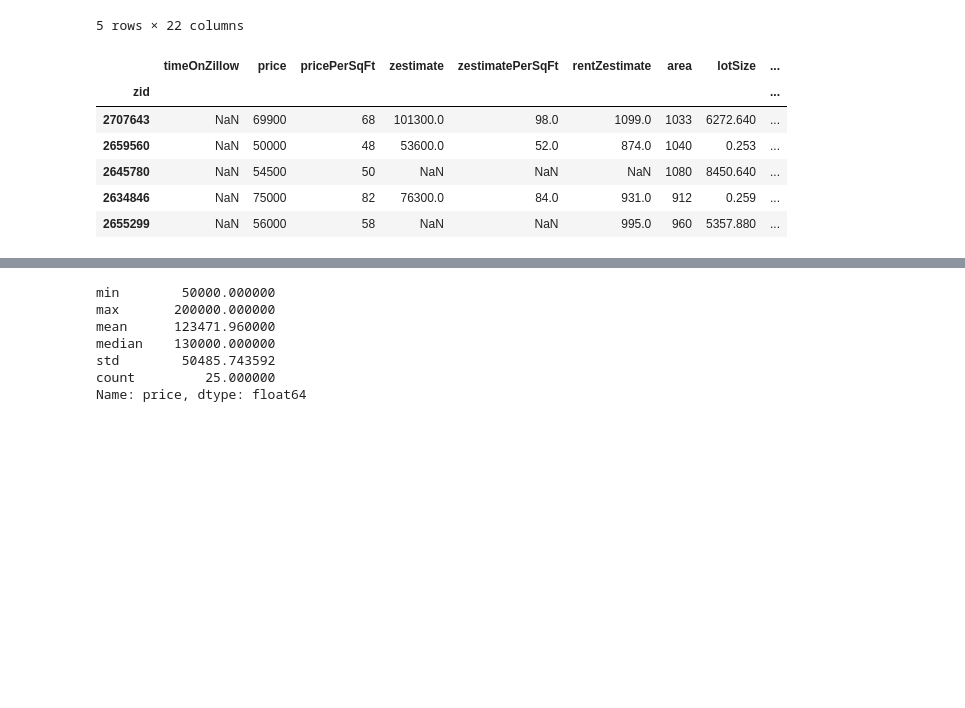
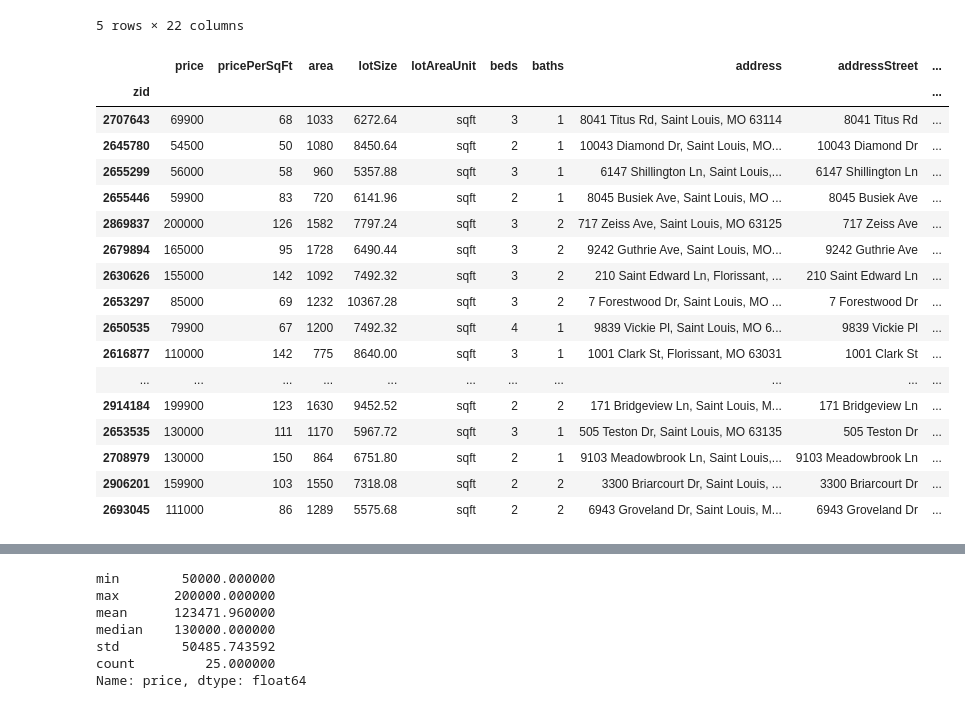
Before and after one commit to DamonChen-slu/hds5210-2022, a Jupyter notebook: Final-2022/Final_project_saint_louis_house_price.ipynb, the cells around one changed output, grey strips where cells are left out. Saved outputs shown, nothing was run; the diff lists cells and outputs as text; code cells hidden in the pictures; blank space fills up the shorter version.

```diff
--- a/Final-2022/Final_project_saint_louis_house_price.ipynb
+++ b/Final-2022/Final_project_saint_louis_house_price.ipynb
@@ -110,13 +110,26 @@ file1.dropna(axis=1,how="all").head(5)
 | 2655299 | FOR_SALE | House for sale | 56000 | 58 | NaN | NaN | 995.0 | 960 | ... |
 5 rows × 22 columns
 # %%
-file1 = file1.drop(['statusType','statusText','isZillowOwned','detailUrl'], axis=1)
-file1.head()
+file1 = file1.drop(['statusType','zestimatePerSqFt','latitude','longitude','brokerName','isZillowOwned','detailUrl','zestimate','rentZestimate','timeOnZillow','statusText'], axis=1)
-# %% [output]
-|  | timeOnZillow | price | pricePerSqFt | zestimate | zestimatePerSqFt | rentZestimate | area | lotSize | ... |
-| zid |  |  |  |  |  |  |  |  | ... |
-| 2707643 | NaN | 69900 | 68 | 101300.0 | 98.0 | 1099.0 | 1033 | 6272.640 | ... |
-| 2659560 | NaN | 50000 | 48 | 53600.0 | 52.0 | 874.0 | 1040 | 0.253 | ... |
-| 2645780 | NaN | 54500 | 50 | NaN | NaN | NaN | 1080 | 8450.640 | ... |
-| 2634846 | NaN | 75000 | 82 | 76300.0 | 84.0 | 931.0 | 912 | 0.259 | ... |
-| 2655299 | NaN | 56000 | 58 | NaN | NaN | 995.0 | 960 | 5357.880 | ... |
+# %%
+file1_unit = file1['lotAreaUnit'] == 'sqft'
+file1[file1_unit]
+# %% [output]
+|  | price | pricePerSqFt | area | lotSize | lotAreaUnit | beds | baths | address | addressStreet | ... |
+| zid |  |  |  |  |  |  |  |  |  | ... |
+| 2707643 | 69900 | 68 | 1033 | 6272.64 | sqft | 3 | 1 | 8041 Titus Rd, Saint Louis, MO 63114 | 8041 Titus Rd | ... |
+| 2645780 | 54500 | 50 | 1080 | 8450.64 | sqft | 2 | 1 | 10043 Diamond Dr, Saint Louis, MO... | 10043 Diamond Dr | ... |
+| 2655299 | 56000 | 58 | 960 | 5357.88 | sqft | 3 | 1 | 6147 Shillington Ln, Saint Louis,... | 6147 Shillington Ln | ... |
+| 2655446 | 59900 | 83 | 720 | 6141.96 | sqft | 2 | 1 | 8045 Busiek Ave, Saint Louis, MO ... | 8045 Busiek Ave | ... |
+| 2869837 | 200000 | 126 | 1582 | 7797.24 | sqft | 3 | 2 | 717 Zeiss Ave, Saint Louis, MO 63125 | 717 Zeiss Ave | ... |
+| 2679894 | 165000 | 95 | 1728 | 6490.44 | sqft | 3 | 2 | 9242 Guthrie Ave, Saint Louis, MO... | 9242 Guthrie Ave | ... |
+| 2630626 | 155000 | 142 | 1092 | 7492.32 | sqft | 3 | 2 | 210 Saint Edward Ln, Florissant, ... | 210 Saint Edward Ln | ... |
+| 2653297 | 85000 | 69 | 1232 | 10367.28 | sqft | 3 | 2 | 7 Forestwood Dr, Saint Louis, MO ... | 7 Forestwood Dr | ... |
+| 2650535 | 79900 | 67 | 1200 | 7492.32 | sqft | 4 | 1 | 9839 Vickie Pl, Saint Louis, MO 6... | 9839 Vickie Pl | ... |
+| 2616877 | 110000 | 142 | 775 | 8640.00 | sqft | 3 | 1 | 1001 Clark St, Florissant, MO 63031 | 1001 Clark St | ... |
+| ... | ... | ... | ... | ... | ... | ... | ... | ... | ... | ... |
+| 2914184 | 199900 | 123 | 1630 | 9452.52 | sqft | 2 | 2 | 171 Bridgeview Ln, Saint Louis, M... | 171 Bridgeview Ln | ... |
+| 2653535 | 130000 | 111 | 1170 | 5967.72 | sqft | 3 | 1 | 505 Teston Dr, Saint Louis, MO 63135 | 505 Teston Dr | ... |
+| 2708979 | 130000 | 150 | 864 | 6751.80 | sqft | 2 | 1 | 9103 Meadowbrook Ln, Saint Louis,... | 9103 Meadowbrook Ln | ... |
+| 2906201 | 159900 | 103 | 1550 | 7318.08 | sqft | 2 | 2 | 3300 Briarcourt Dr, Saint Louis, ... | 3300 Briarcourt Dr | ... |
+| 2693045 | 111000 | 86 | 1289 | 5575.68 | sqft | 2 | 2 | 6943 Groveland Dr, Saint Louis, M... | 6943 Groveland Dr | ... |
```
Also changed, not shown: parts of 30 cells of this notebook.
